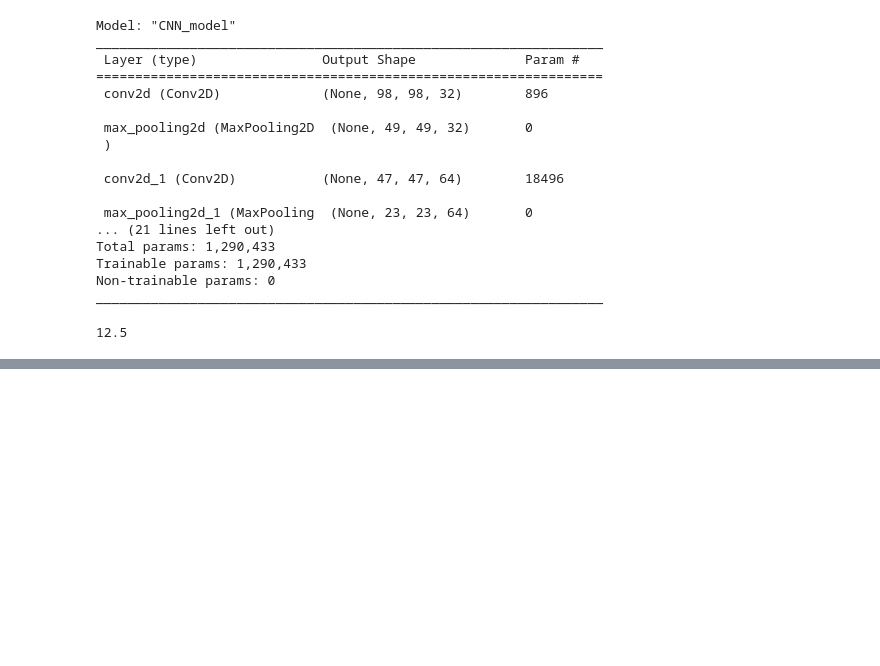
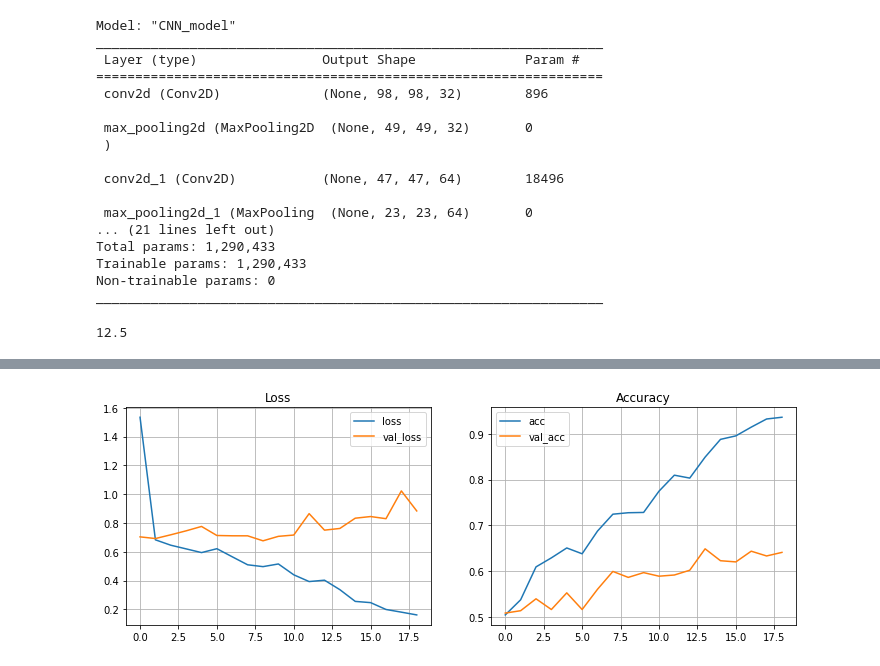
Before and after one commit to FHegardt/Deep_Learning_FH, a Jupyter notebook: Labb1/lab.ipynb, the cells around one changed output, grey strips where cells are left out. Cells and saved outputs as stored; diff of their text form; code cells hidden in the pictures; blank space fills up the shorter version.

```diff
--- a/Labb1/lab.ipynb
+++ b/Labb1/lab.ipynb
@@ -409,0 +402,11 @@ plot_metrics()
+# %%
+# Testing another model with only two layers, based on article reccomending to start with 1 or 2 layers only.
+model3 = CNN_model(kernels=[256,128])
+model3.fit(
+            train_X_generatior,
+            steps_per_epoch = steps_per_epochs,
+            epochs = 25,
+            callbacks = [early_stopper],
+            validation_data = train_val_generator,
+            validation_steps=12
+        )
@@ -409,0 +432,10 @@ plot_metrics()
+# %%
+metrics = panda.DataFrame(model3.history.history)
+def plot_metrics(metrics):
+    _, ax = plt.subplots(1,2, figsize = (12,4))
+    metrics[["loss", "val_loss"]].plot(ax = ax[0], title = "Loss", grid = True)
+    metrics[["acc", "val_acc"]].plot(ax = ax[1], title = "Accuracy", grid = True)
+
+plot_metrics(metrics)
+# %% [output]
+[figure, added]
```
Also changed, not shown: parts of 16 cells of this notebook.
